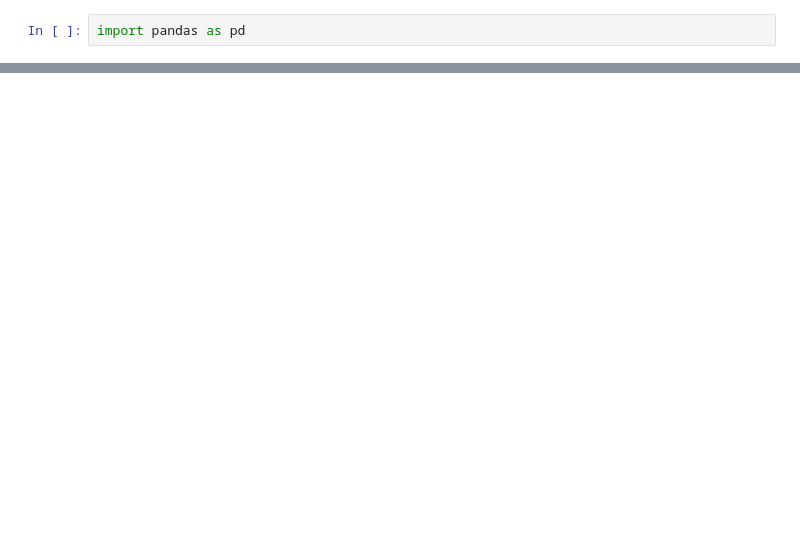
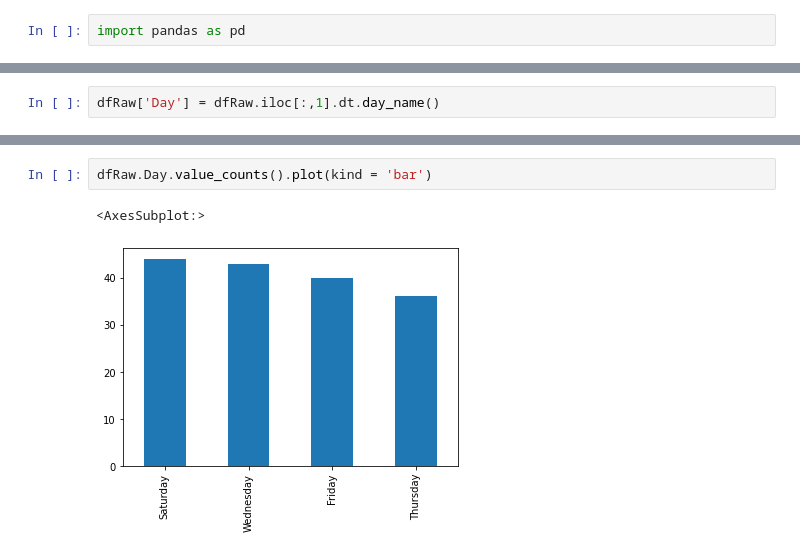
Before and after one commit to CubeStatistica/Learning-Data-Science-Properly-for-Work-and-Production-Using-Python, a Jupyter notebook: EDA.ipynb, the cells around one changed output, grey strips where cells are left out. Cells and saved outputs as stored; diff of their text form; blank space fills up the shorter version.

```diff
--- a/EDA.ipynb
+++ b/EDA.ipynb
@@ -26,0 +396,2 @@ pd.read_excel('https://github.com/CubeStatistica/Business-Development/blob/main/
+# %%
+dfRaw['Day'] = dfRaw.iloc[:,1].dt.day_name()
@@ -26,0 +422,5 @@ pd.read_excel('https://github.com/CubeStatistica/Business-Development/blob/main/
+# %%
+dfRaw.Day.value_counts().plot(kind = 'bar')
+# %% [output]
+<AxesSubplot:>
+[figure, added]
```
Also changed, not shown: parts of 61 cells of this notebook, 1 other file.
